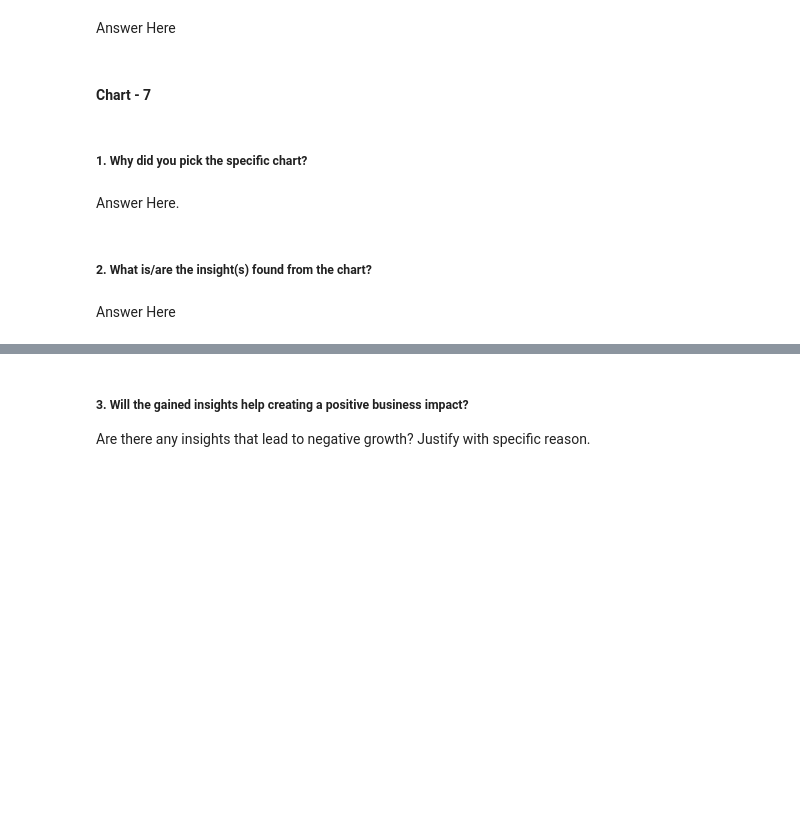
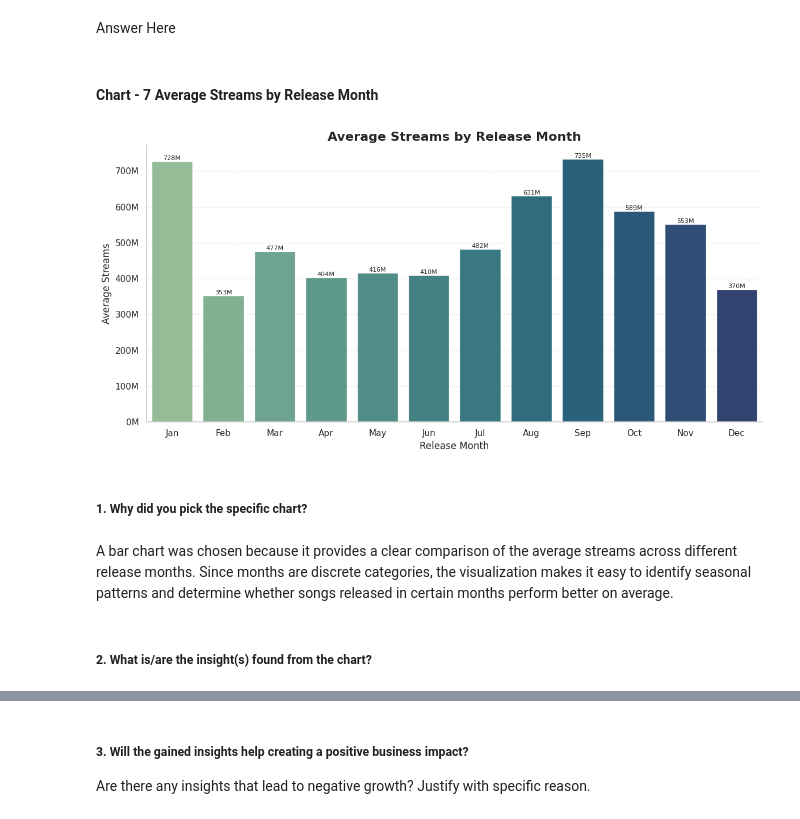
Before and after one commit to bhumika0205/Spotify-EDA, a Jupyter notebook: Spotify_EDA_2023.ipynb, the cells around one changed output, grey strips where cells are left out. Saved outputs shown, nothing was run; the diff lists cells and outputs as text; code cells hidden in the pictures; blank space fills up the shorter version.

Commit message:
Data Visualisation

```diff
--- a/Spotify_EDA_2023.ipynb
+++ b/Spotify_EDA_2023.ipynb
@@ -726,4 +726,4 @@ Are there any insights that lead to negative growth? Justify with specific reaso
 # %% [markdown]
 Answer Here
 # %% [markdown]
-#### Chart - 7
+#### Chart - 7 Average Streams by Release Month
@@ -732,8 +730,62 @@ Answer Here
+# %%
+# Chart - 7 visualization code
+
+# Average Streams by Release Month
+
+month_streams = (
+    df_clean.groupby("released_month")["streams"]
+    .mean()
+    .reset_index()
+)
+
+month_names = {
+    1:"Jan", 2:"Feb", 3:"Mar", 4:"Apr",
+    5:"May", 6:"Jun", 7:"Jul", 8:"Aug",
+    9:"Sep", 10:"Oct", 11:"Nov", 12:"Dec"
+}
+
+month_streams["Month"] = month_streams["released_month"].map(month_names)
+
+plt.figure(figsize=(12,6))
+
+ax = sns.barplot(
+    data=month_streams,
+    x="Month",
+    y="streams",
+    hue="Month",
+    palette="crest",
+    legend=False
+)
+
+plt.title(
+    "Average Streams by Release Month",
+    fontsize=16,
+    fontweight="bold"
+)
+
+plt.xlabel("Release Month", fontsize=12)
+plt.ylabel("Average Streams", fontsize=12)
+
+from matplotlib.ticker import FuncFormatter
+
+formatter = FuncFormatter(lambda x, pos: f'{x/1e6:.0f}M')
+plt.gca().yaxis.set_major_formatter(formatter)
+
+for container in ax.containers:
+    labels = [f"{v.get_height()/1e6:.0f}M" for v in container]
+    ax.bar_label(container, labels=labels, fontsize=8)
+
+plt.grid(axis="y", linestyle="--", alpha=0.4)
+
+sns.despine()
+
+plt.tight_layout()
+plt.show()
+# %% [output]
+[figure, added]
 # %% [markdown]
 ##### 1. Why did you pick the specific chart?
-# %% [markdown]
-Answer Here.
+# %% [markdown]
+A bar chart was chosen because it provides a clear comparison of the average streams across different release months. Since months are discrete categories, the visualization makes it easy to identify seasonal patterns and determine whether songs released in certain months perform better on average.
 # %% [markdown]
 ##### 2. What is/are the insight(s) found from the chart?
-# %% [markdown]
-Answer Here
```
Also changed, not shown: parts of 13 cells of this notebook.
